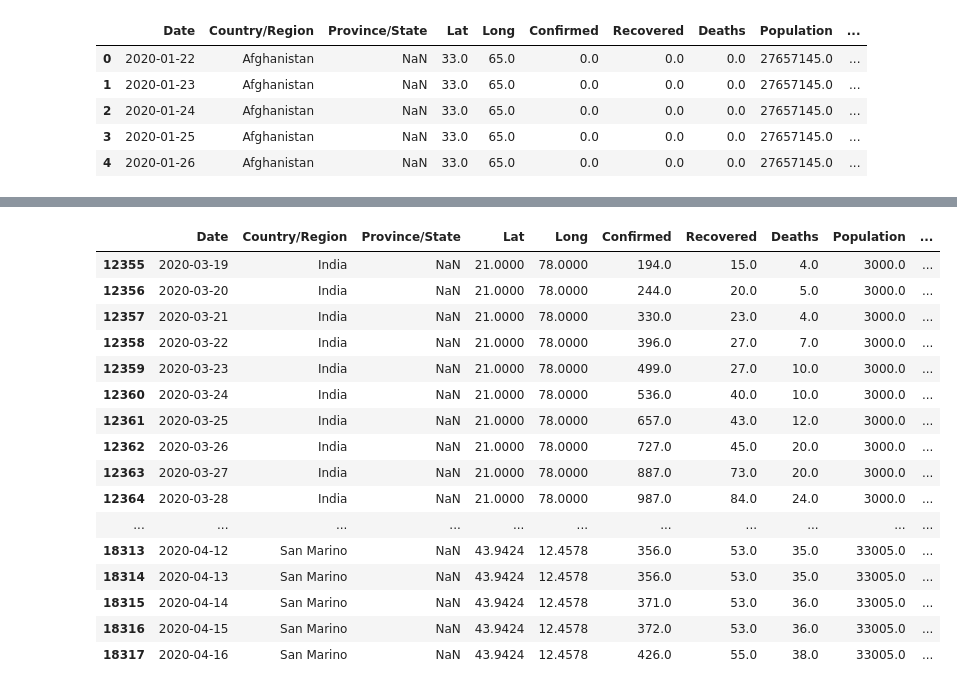
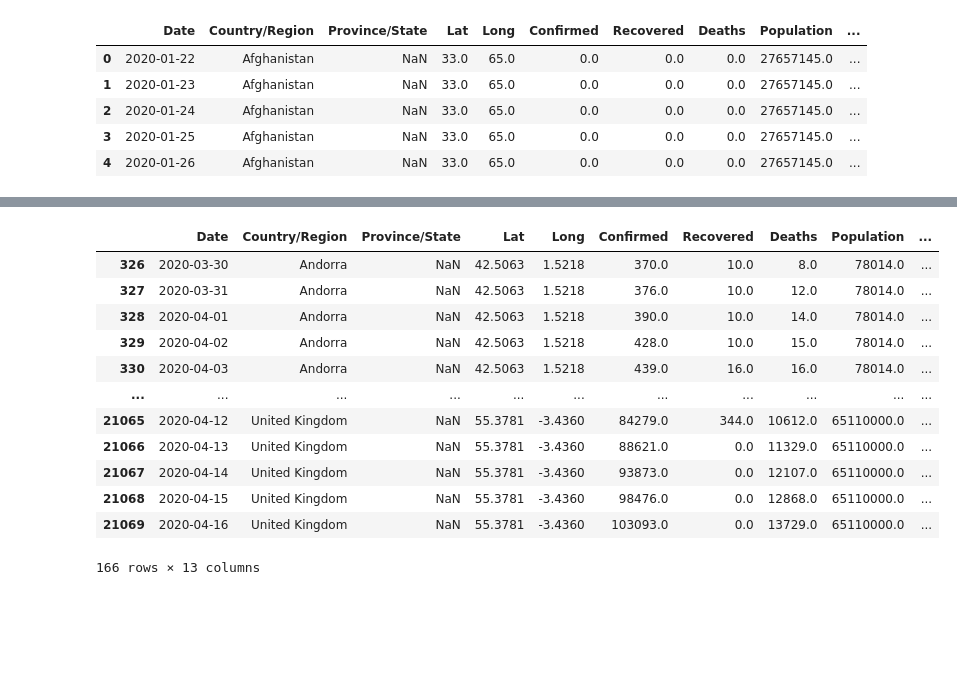
Before and after one commit to gregory1506/DashPlotly, a Jupyter notebook: 08_functional_mapp_call.ipynb, the cells around one changed output, grey strips where cells are left out. Drawn from its saved outputs; the diff is of its cells as text; code cells hidden in the pictures; blank space fills up the shorter version.

```diff
--- a/08_functional_mapp_call.ipynb
+++ b/08_functional_mapp_call.ipynb
@@ -240,20 +240,16 @@ df2.describe()
 # %%
-df2[df2.DPM > 1000]
+df2[df2.DPM > 100]
 # %% [output]
 |  | Date | Country/Region | Province/State | Lat | Long | Confirmed | Recovered | Deaths | Population | ... |
-| 12355 | 2020-03-19 | India | NaN | 21.0000 | 78.0000 | 194.0 | 15.0 | 4.0 | 3000.0 | ... |
-| 12356 | 2020-03-20 | India | NaN | 21.0000 | 78.0000 | 244.0 | 20.0 | 5.0 | 3000.0 | ... |
-| 12357 | 2020-03-21 | India | NaN | 21.0000 | 78.0000 | 330.0 | 23.0 | 4.0 | 3000.0 | ... |
-| 12358 | 2020-03-22 | India | NaN | 21.0000 | 78.0000 | 396.0 | 27.0 | 7.0 | 3000.0 | ... |
-| 12359 | 2020-03-23 | India | NaN | 21.0000 | 78.0000 | 499.0 | 27.0 | 10.0 | 3000.0 | ... |
-| 12360 | 2020-03-24 | India | NaN | 21.0000 | 78.0000 | 536.0 | 40.0 | 10.0 | 3000.0 | ... |
-| 12361 | 2020-03-25 | India | NaN | 21.0000 | 78.0000 | 657.0 | 43.0 | 12.0 | 3000.0 | ... |
-| 12362 | 2020-03-26 | India | NaN | 21.0000 | 78.0000 | 727.0 | 45.0 | 20.0 | 3000.0 | ... |
-| 12363 | 2020-03-27 | India | NaN | 21.0000 | 78.0000 | 887.0 | 73.0 | 20.0 | 3000.0 | ... |
-| 12364 | 2020-03-28 | India | NaN | 21.0000 | 78.0000 | 987.0 | 84.0 | 24.0 | 3000.0 | ... |
+| 326 | 2020-03-30 | Andorra | NaN | 42.5063 | 1.5218 | 370.0 | 10.0 | 8.0 | 78014.0 | ... |
+| 327 | 2020-03-31 | Andorra | NaN | 42.5063 | 1.5218 | 376.0 | 10.0 | 12.0 | 78014.0 | ... |
+| 328 | 2020-04-01 | Andorra | NaN | 42.5063 | 1.5218 | 390.0 | 10.0 | 14.0 | 78014.0 | ... |
+| 329 | 2020-04-02 | Andorra | NaN | 42.5063 | 1.5218 | 428.0 | 10.0 | 15.0 | 78014.0 | ... |
+| 330 | 2020-04-03 | Andorra | NaN | 42.5063 | 1.5218 | 439.0 | 16.0 | 16.0 | 78014.0 | ... |
 | ... | ... | ... | ... | ... | ... | ... | ... | ... | ... | ... |
-| 18313 | 2020-04-12 | San Marino | NaN | 43.9424 | 12.4578 | 356.0 | 53.0 | 35.0 | 33005.0 | ... |
-| 18314 | 2020-04-13 | San Marino | NaN | 43.9424 | 12.4578 | 356.0 | 53.0 | 35.0 | 33005.0 | ... |
-| 18315 | 2020-04-14 | San Marino | NaN | 43.9424 | 12.4578 | 371.0 | 53.0 | 36.0 | 33005.0 | ... |
-| 18316 | 2020-04-15 | San Marino | NaN | 43.9424 | 12.4578 | 372.0 | 53.0 | 36.0 | 33005.0 | ... |
-| 18317 | 2020-04-16 | San Marino | NaN | 43.9424 | 12.4578 | 426.0 | 55.0 | 38.0 | 33005.0 | ... |
+| 21065 | 2020-04-12 | United Kingdom | NaN | 55.3781 | -3.4360 | 84279.0 | 344.0 | 10612.0 | 65110000.0 | ... |
+| 21066 | 2020-04-13 | United Kingdom | NaN | 55.3781 | -3.4360 | 88621.0 | 0.0 | 11329.0 | 65110000.0 | ... |
+| 21067 | 2020-04-14 | United Kingdom | NaN | 55.3781 | -3.4360 | 93873.0 | 0.0 | 12107.0 | 65110000.0 | ... |
+| 21068 | 2020-04-15 | United Kingdom | NaN | 55.3781 | -3.4360 | 98476.0 | 0.0 | 12868.0 | 65110000.0 | ... |
+| 21069 | 2020-04-16 | United Kingdom | NaN | 55.3781 | -3.4360 | 103093.0 | 0.0 | 13729.0 | 65110000.0 | ... |
+166 rows × 13 columns
```
Also changed, not shown: parts of 4 cells of this notebook, 3 other files.
